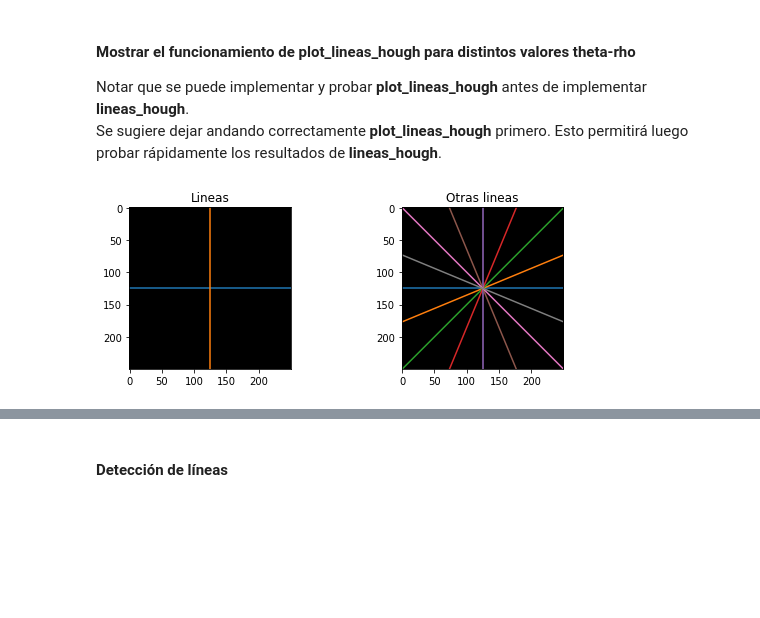
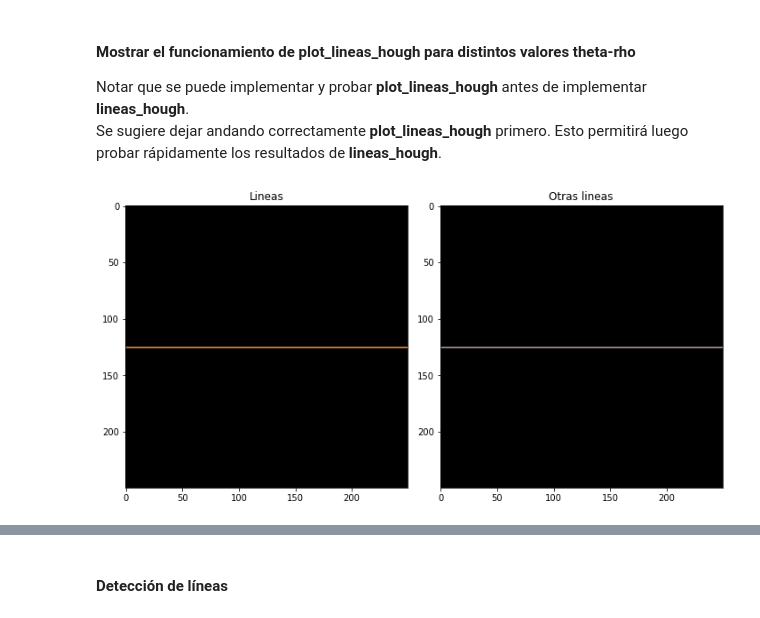
Before and after one commit to victoriatournier/timag, a Jupyter notebook: timag_2023_entregable_2/timag-2023-entregable2.ipynb, the cells around one changed output, grey strips where cells are left out. Cells and saved outputs as stored; diff of their text form; code cells hidden in the pictures; blank space fills up the shorter version.

Commit message:
avancé con lineas de hough me falta arreglar el plot de las lineas cuando el centro no es 0

```diff
--- a/timag_2023_entregable_2/timag-2023-entregable2.ipynb
+++ b/timag_2023_entregable_2/timag-2023-entregable2.ipynb
@@ -440,8 +440,8 @@ def plot_lineas_hough(fig,img, L):
           L (_type_): [[rho, theta, votos], [theta, rho, votos], .....]
           Lista de rectas detectadas con la función lineas_hough
       """
-      x0=img.shape[0]//2
-      y0=img.shape[1]//2
+      x0=img.shape[1]//2
+      y0=img.shape[0]//2
       for linea in L:
         theta=linea[1]
         rho=linea[0]
@@ -450,15 +450,16 @@ def plot_lineas_hough(fig,img, L):
         xr = (a * rho) + x0
         yr = (b * rho) + y0
         if np.tan(theta) == 0:
+          x_ini = 0
+          x_fin = np.shape(img)[1]
+          y_ini = y_fin = yr
+
+        else:
+          x_ini = xr - (1/np.tan(theta))*(-xr)
+          x_fin = xr - (1/np.tan(theta))*(np.shape(img)[1]-xr)
           y_ini = 0
-          y_fin = np.shape(img)[1]
-          x_ini = x_fin = yr
-        else:
-          y_ini = yr - (1/np.tan(theta))*(-xr)
-          y_fin = yr - (1/np.tan(theta))*(np.shape(img)[0]-xr)
-          x_ini = 0
-          x_fin = np.shape(img)[0]
-        fig.plot([y_ini,y_fin], [x_ini, x_fin])
+          y_fin = np.shape(img)[0]
+        fig.plot([x_ini,x_fin], [y_ini, y_fin])
 
         fig.imshow(img, cmap='gray')
 # %% [markdown]
@@ -468,24 +469,24 @@ Se sugiere dejar andando correctamente **plot_lineas_hough** primero. Esto permi
 # %%
 # Imagen vacía a plottear
 zeros = np.zeros((250,250))
 
 # líneas horizontal y vertical que pasan por la mitad de la imagen
 lineas = [[0,0],[0,np.pi/2]]
 # lineas separadas por un ángulo de pi/8 radianes
 lineas2 = [[0,0],[0,np.pi/8],[0,np.pi/4],[0,3*np.pi/8],[0,np.pi/2],[0,5*np.pi/8],[0,3*np.pi/4],[0,7*np.pi/8]]
 
 # Inicializar figura
-fig, ax = plt.subplots(1,2,figsize=(8,3))
+fig, ax = plt.subplots(1,2,figsize=(10,10))
 # Plot lineas
 plot_lineas_hough(ax[0],zeros, lineas)
 ax[0].set_title("Lineas")
 # Plot lineas2
 plot_lineas_hough(ax[1],zeros, lineas2)
 ax[1].set_title("Otras lineas")
 fig.tight_layout()
 plt.show()
 # %% [output]
-[figure, old version]
+[figure, new version]
 # %% [markdown]
 Las imágenes de salida deberían ser del estilo:
 
```
Also changed, not shown: parts of 5 cells of this notebook.
